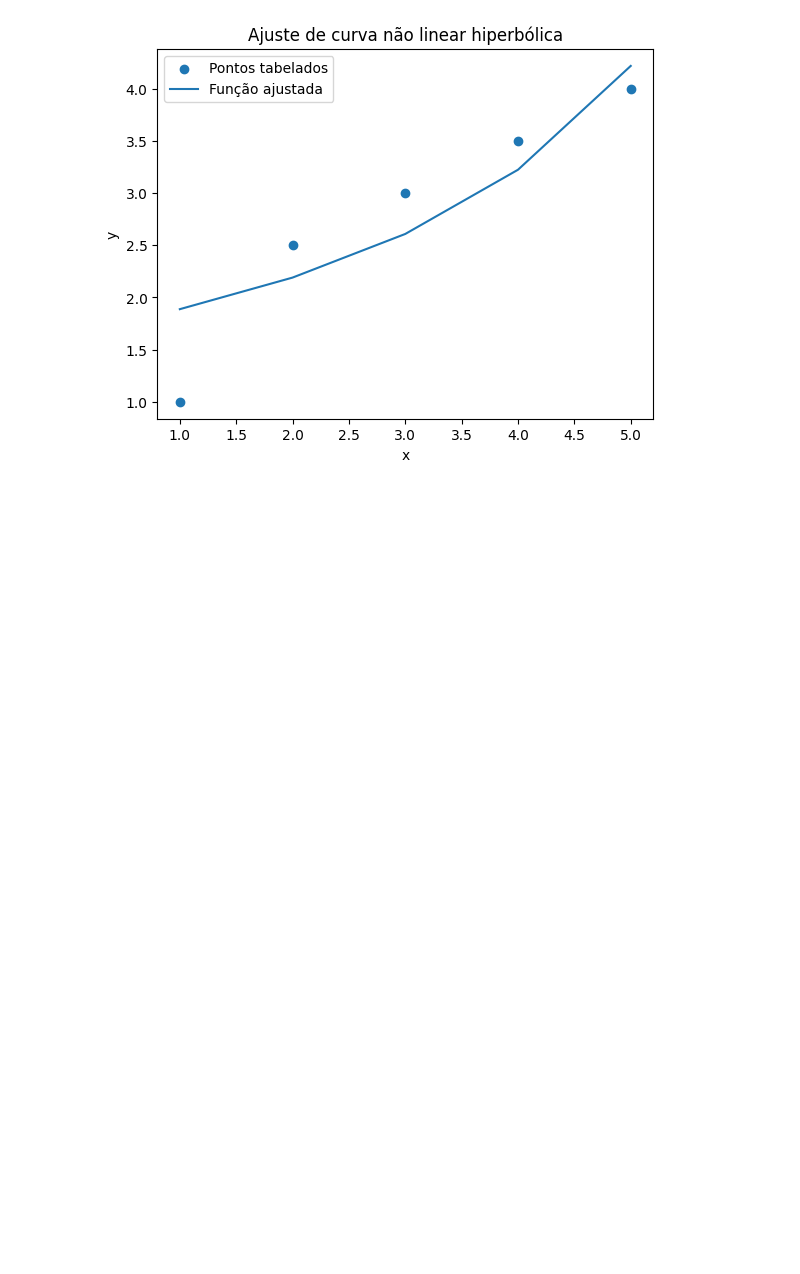
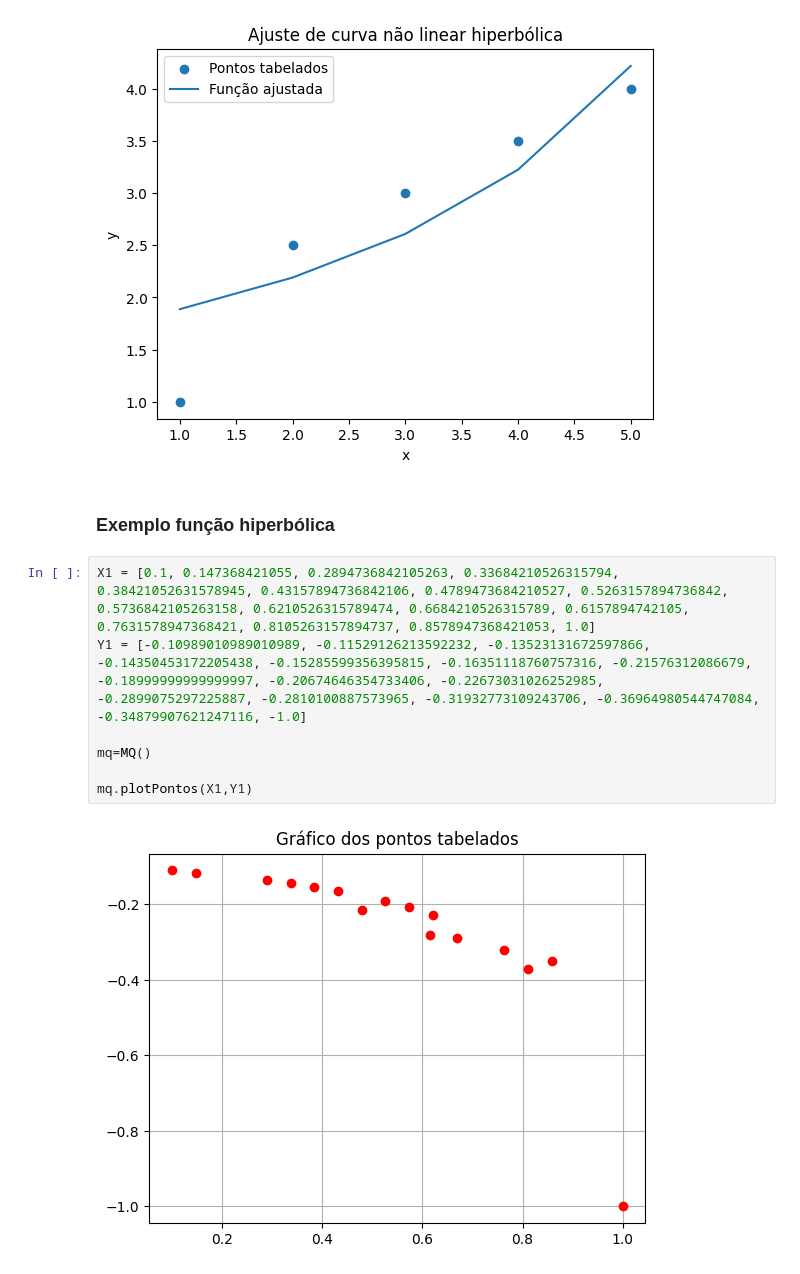
Before and after one commit to syannekaroline/MatematicaComputacional, a Jupyter notebook: ExercícioPratico06-AjusteDeCurva.ipynb, the cells around one changed output. Drawn from its saved outputs; the diff is of its cells as text; blank space fills up the shorter version.

```diff
--- a/ExercícioPratico06-AjusteDeCurva.ipynb
+++ b/ExercícioPratico06-AjusteDeCurva.ipynb
@@ -336,3 +344,14 @@ plt.title('Ajuste de curva não linear hiperbólica')
 plt.show()
 # %% [output]
 [figure]
+# %% [markdown]
+### Exemplo função hiperbólica
+# %%
+X1 = [0.1, 0.147368421055, 0.2894736842105263, 0.33684210526315794, 0.38421052631578945, 0.43157894736842106, 0.4789473684210527, 0.5263157894736842, 0.5736842105263158, 0.6210526315789474, 0.6684210526315789, 0.6157894742105, 0.7631578947368421, 0.8105263157894737, 0.8578947368421053, 1.0]
+Y1 = [-0.10989010989010989, -0.11529126213592232, -0.13523131672597866, -0.14350453172205438, -0.15285599356395815, -0.16351118760757316, -0.21576312086679, -0.18999999999999997, -0.20674646354733406, -0.22673031026252985, -0.2899075297225887, -0.2810100887573965, -0.31932773109243706, -0.36964980544747084, -0.34879907621247116, -1.0]
+
+mq=MQ()
+
+mq.plotPontos(X1,Y1)
+# %% [output]
+[figure, added]
```
Also changed, not shown: parts of 5 cells of this notebook, 1 other file.
